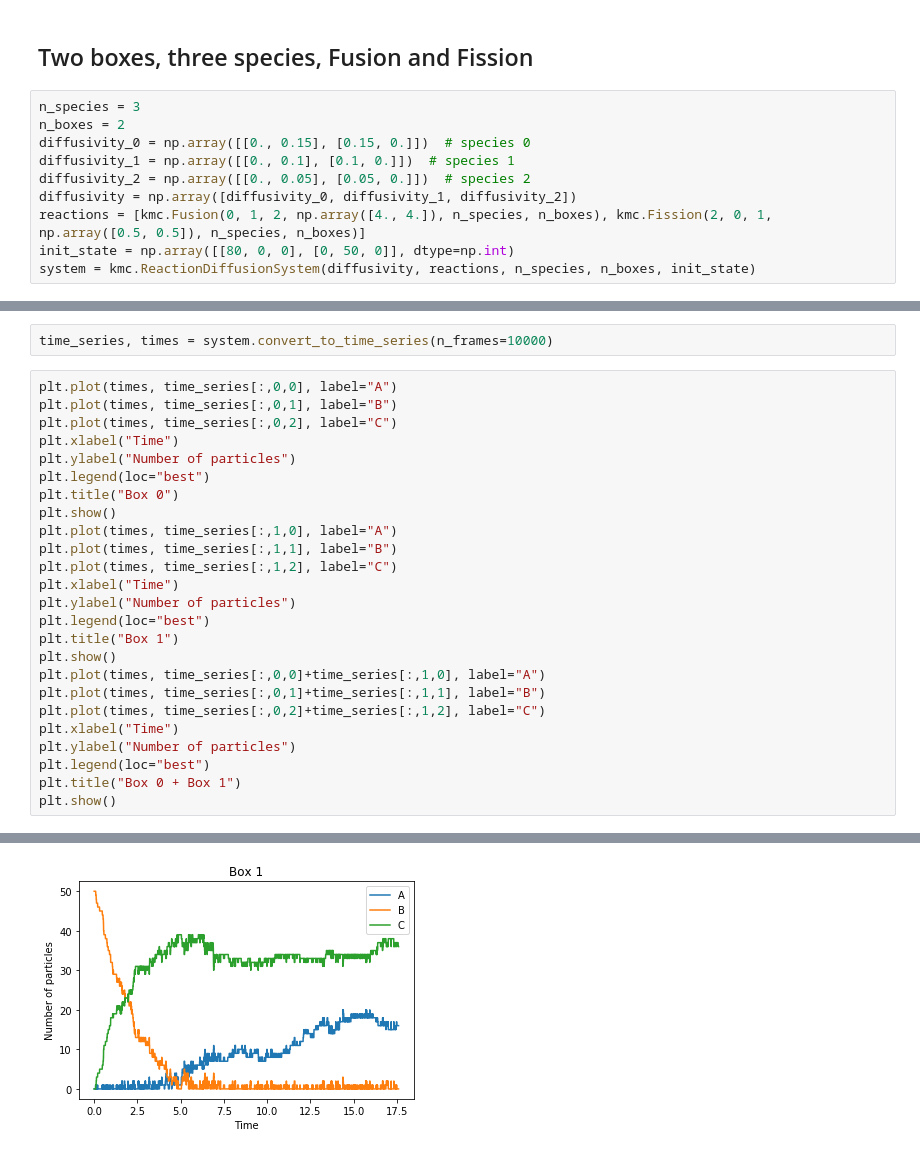
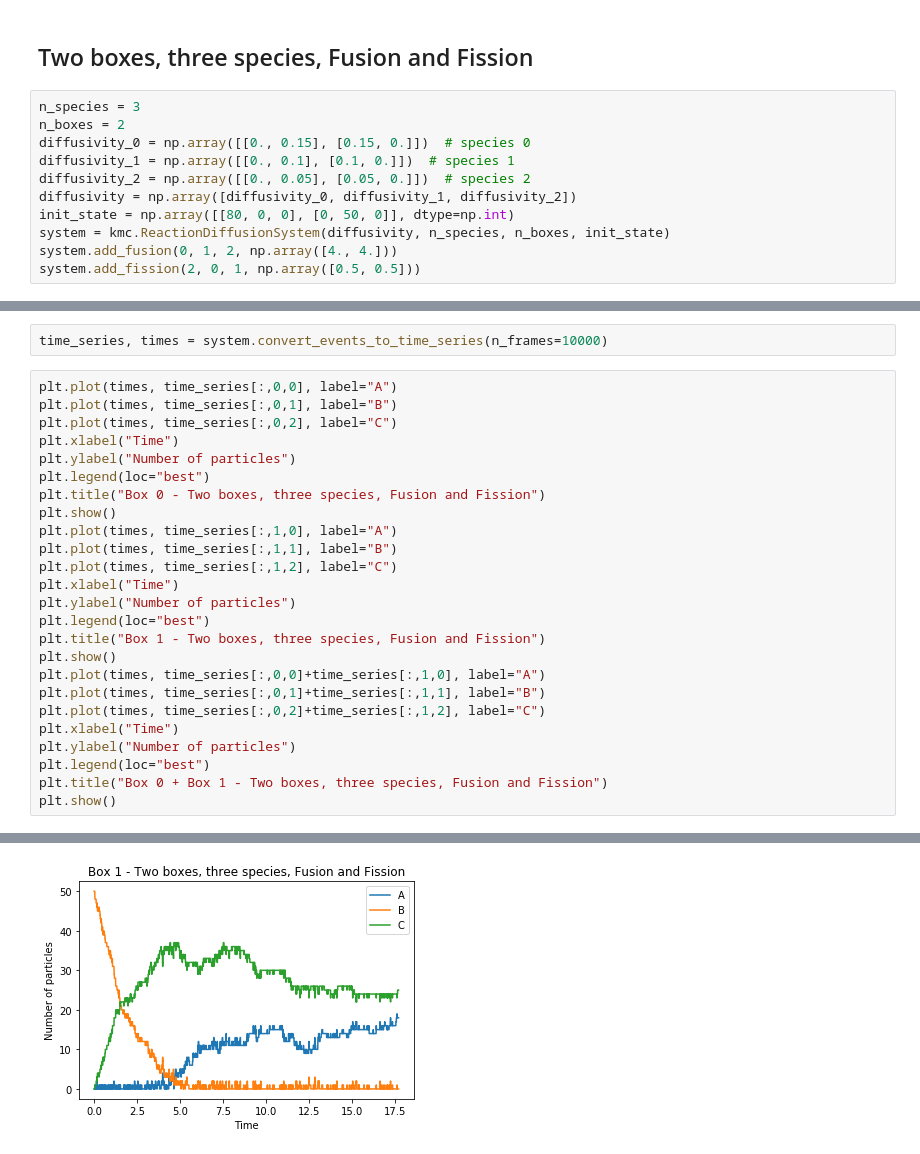
Before and after one commit to readdy/readdy_learn, a Jupyter notebook: generate/show_kinetic_monte_carlo.ipynb, the cells around one changed output, grey strips where cells are left out. Drawn from its saved outputs; the diff is of its cells as text.

```diff
--- a/generate/show_kinetic_monte_carlo.ipynb
+++ b/generate/show_kinetic_monte_carlo.ipynb
@@ -65,9 +70,10 @@ diffusivity_0 = np.array([[0., 0.15], [0.15, 0.]])  # species 0
 diffusivity_1 = np.array([[0., 0.1], [0.1, 0.]])  # species 1
 diffusivity_2 = np.array([[0., 0.05], [0.05, 0.]])  # species 2
 diffusivity = np.array([diffusivity_0, diffusivity_1, diffusivity_2])
-reactions = [kmc.Fusion(0, 1, 2, np.array([4., 4.]), n_species, n_boxes), kmc.Fission(2, 0, 1, np.array([0.5, 0.5]), n_species, n_boxes)]
 init_state = np.array([[80, 0, 0], [0, 50, 0]], dtype=np.int)
-system = kmc.ReactionDiffusionSystem(diffusivity, reactions, n_species, n_boxes, init_state)
+system = kmc.ReactionDiffusionSystem(diffusivity, n_species, n_boxes, init_state)
+system.add_fusion(0, 1, 2, np.array([4., 4.]))
+system.add_fission(2, 0, 1, np.array([0.5, 0.5]))
 # %%
 system.simulate(1000)
 # %% [output]
@@ -75,5 +81,5 @@ system.simulate(1000)
 # %%
-time_series, times = system.convert_to_time_series(n_frames=10000)
+time_series, times = system.convert_events_to_time_series(n_frames=10000)
 # %%
 plt.plot(times, time_series[:,0,0], label="A")
 plt.plot(times, time_series[:,0,1], label="B")
@@ -81,7 +87,7 @@ plt.plot(times, time_series[:,0,2], label="C")
 plt.xlabel("Time")
 plt.ylabel("Number of particles")
 plt.legend(loc="best")
-plt.title("Box 0")
+plt.title("Box 0 - Two boxes, three species, Fusion and Fission")
 plt.show()
 plt.plot(times, time_series[:,1,0], label="A")
 plt.plot(times, time_series[:,1,1], label="B")
@@ -89,7 +95,7 @@ plt.plot(times, time_series[:,1,2], label="C")
 plt.xlabel("Time")
 plt.ylabel("Number of particles")
 plt.legend(loc="best")
-plt.title("Box 1")
+plt.title("Box 1 - Two boxes, three species, Fusion and Fission")
 plt.show()
 plt.plot(times, time_series[:,0,0]+time_series[:,1,0], label="A")
 plt.plot(times, time_series[:,0,1]+time_series[:,1,1], label="B")
@@ -97,6 +103,6 @@ plt.plot(times, time_series[:,0,2]+time_series[:,1,2], label="C")
 plt.xlabel("Time")
 plt.ylabel("Number of particles")
 plt.legend(loc="best")
-plt.title("Box 0 + Box 1")
+plt.title("Box 0 + Box 1 - Two boxes, three species, Fusion and Fission")
 plt.show()
 # %% [output]
@@ -104 +110 @@ plt.show()
-[figure, old version]
+[figure, new version]
```
Also changed, not shown: parts of 10 cells of this notebook, 2 other files.
